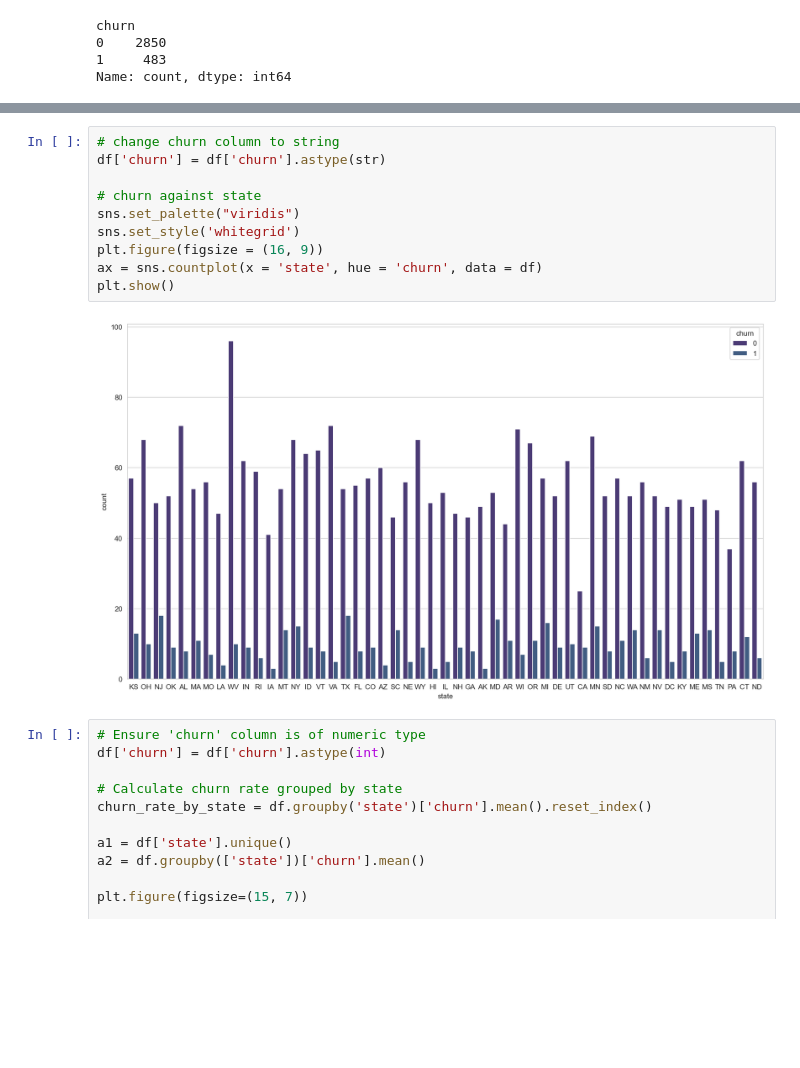
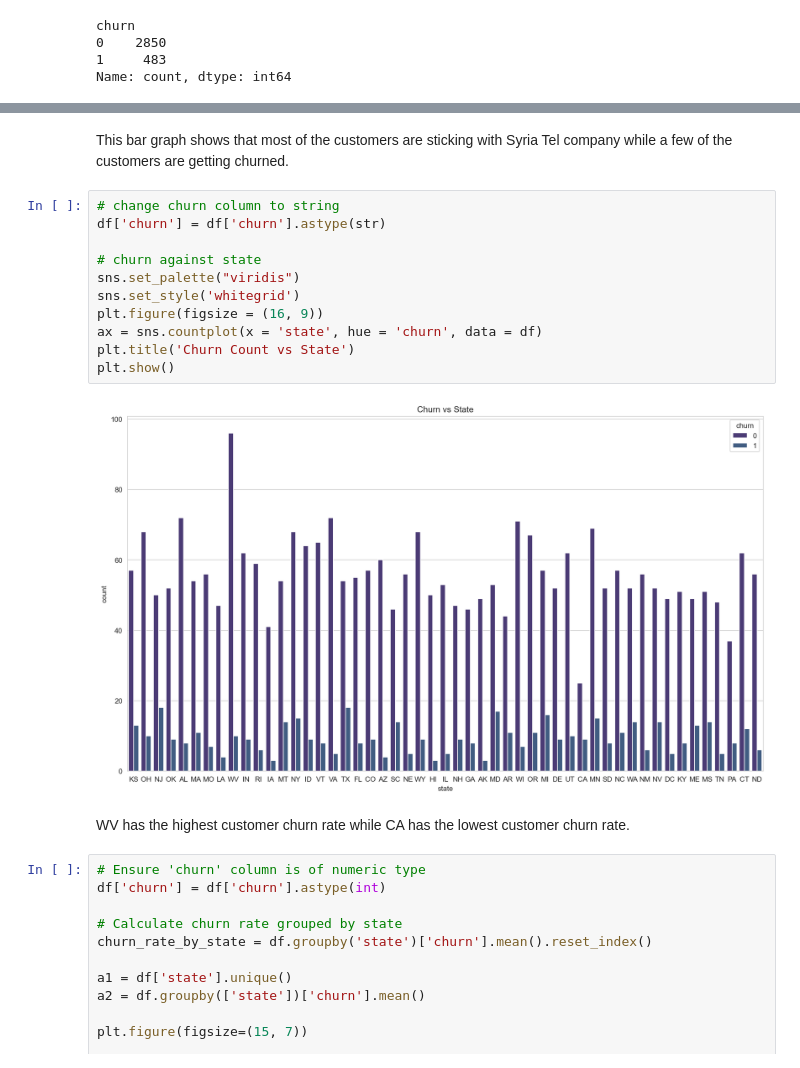
Before and after one commit to Maggieshiro/PHASE-3, a Jupyter notebook: notebook.ipynb, the cells around one changed output, grey strips where cells are left out. Drawn from its saved outputs; the diff is of its cells as text; blank space fills up the shorter version.

```diff
--- a/notebook.ipynb
+++ b/notebook.ipynb
@@ -497,15 +508,20 @@ plt.show()
+# %% [markdown]
+This bar graph shows that most of the customers are sticking with Syria Tel company while a few of the customers are getting churned.
 # %%
 # change churn column to string
 df['churn'] = df['churn'].astype(str)
 
 # churn against state
 sns.set_palette("viridis")
 sns.set_style('whitegrid')
 plt.figure(figsize = (16, 9))
 ax = sns.countplot(x = 'state', hue = 'churn', data = df)
+plt.title('Churn Count vs State')
 plt.show()
 # %% [output]
-[figure, old version]
+[figure, new version]
+# %% [markdown]
+WV has the highest customer churn rate while CA has the lowest customer churn rate.
 # %%
 # Ensure 'churn' column is of numeric type
 df['churn'] = df['churn'].astype(int)
```
Also changed, not shown: parts of 23 cells of this notebook.
